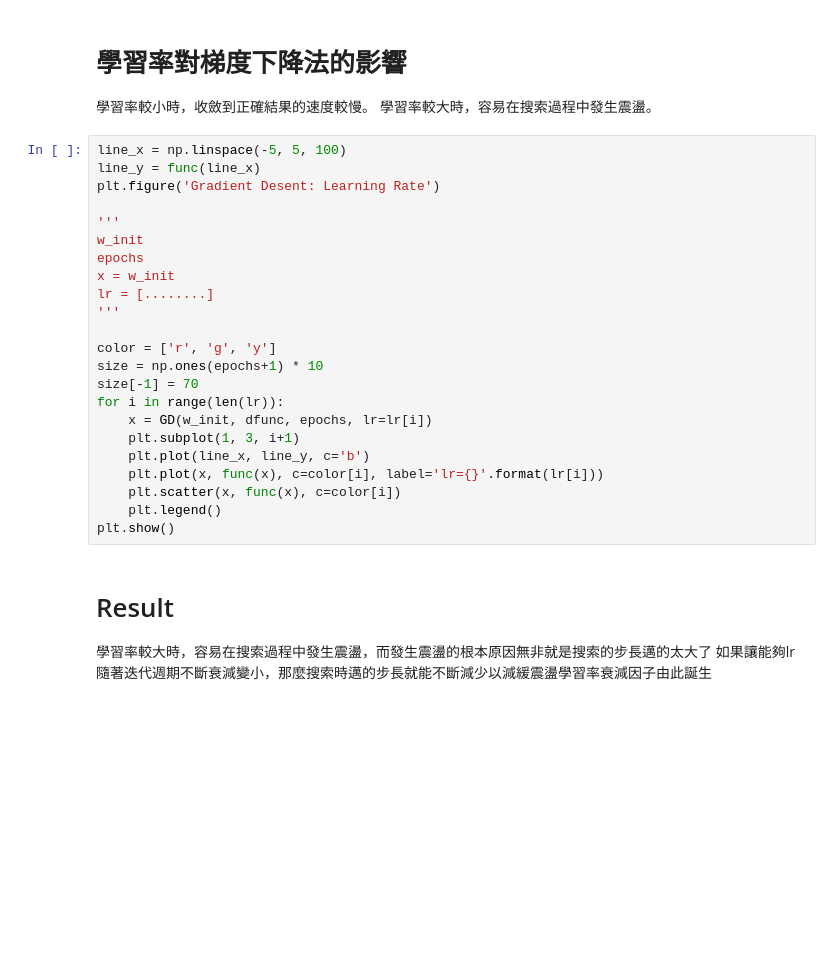
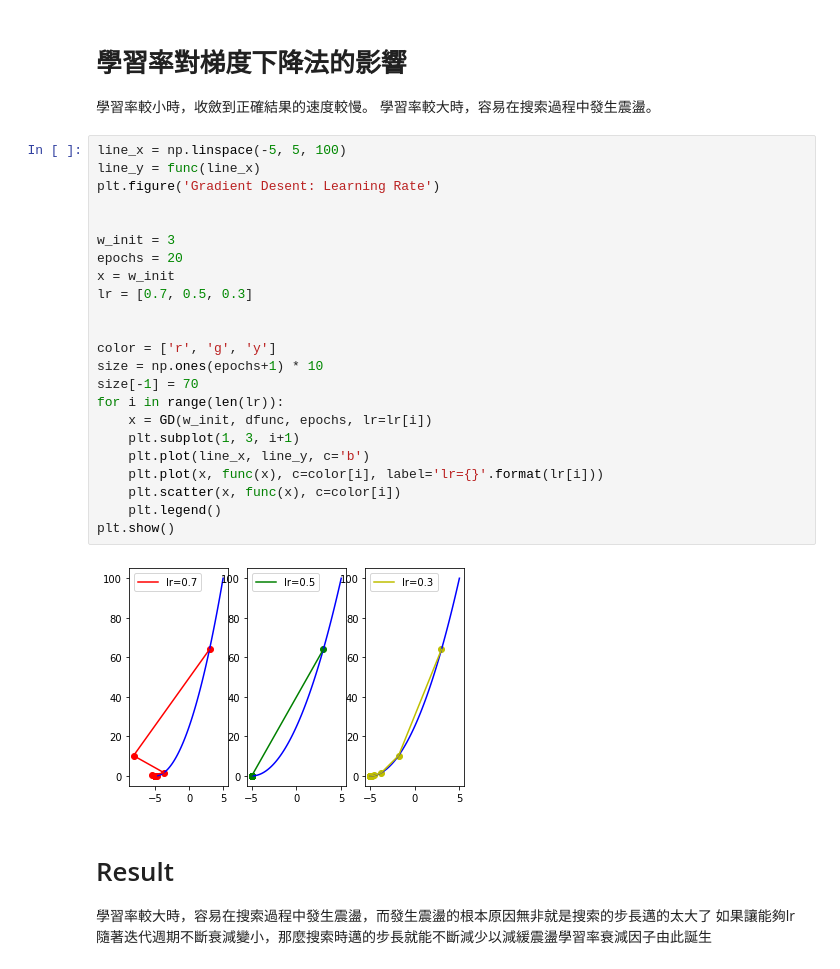
Before and after one commit to chencgn1982/4th-ML100Days, a Jupyter notebook: homework/Day_74_Gradient_Descent_HW.ipynb, the cells around one changed output. Saved outputs shown, nothing was run; the diff lists cells and outputs as text; blank space fills up the shorter version.

```diff
--- a/homework/Day_74_Gradient_Descent_HW.ipynb
+++ b/homework/Day_74_Gradient_Descent_HW.ipynb
@@ -69,26 +77,28 @@ NameError: ignored
 # %%
 line_x = np.linspace(-5, 5, 100)
 line_y = func(line_x)
 plt.figure('Gradient Desent: Learning Rate')
 
-'''
-w_init
-epochs
+
+w_init = 3
+epochs = 20
 x = w_init
-lr = [........]
-'''
+lr = [0.7, 0.5, 0.3]
+
 
 color = ['r', 'g', 'y']
 size = np.ones(epochs+1) * 10
 size[-1] = 70
 for i in range(len(lr)):
     x = GD(w_init, dfunc, epochs, lr=lr[i])
     plt.subplot(1, 3, i+1)
     plt.plot(line_x, line_y, c='b')
     plt.plot(x, func(x), c=color[i], label='lr={}'.format(lr[i]))
     plt.scatter(x, func(x), c=color[i])
     plt.legend()
 plt.show()
+# %% [output]
+[figure, added]
 # %% [markdown]
 # Result
 學習率較大時，容易在搜索過程中發生震盪，而發生震盪的根本原因無非就是搜索的步長邁的太大了
```
Also changed, not shown: parts of 4 cells of this notebook.
